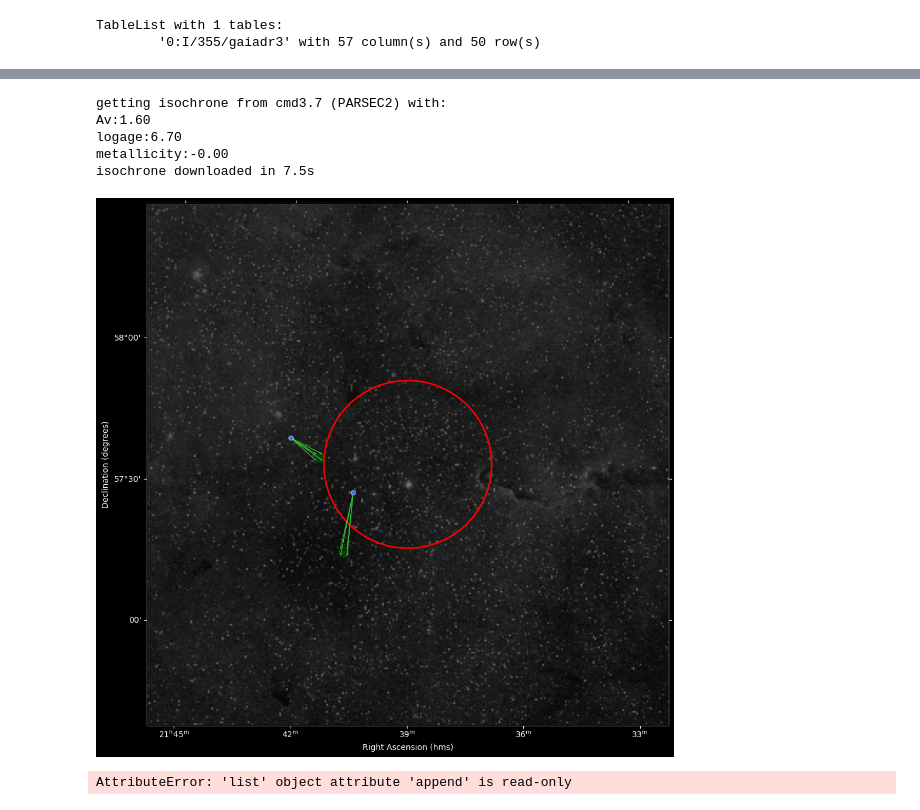
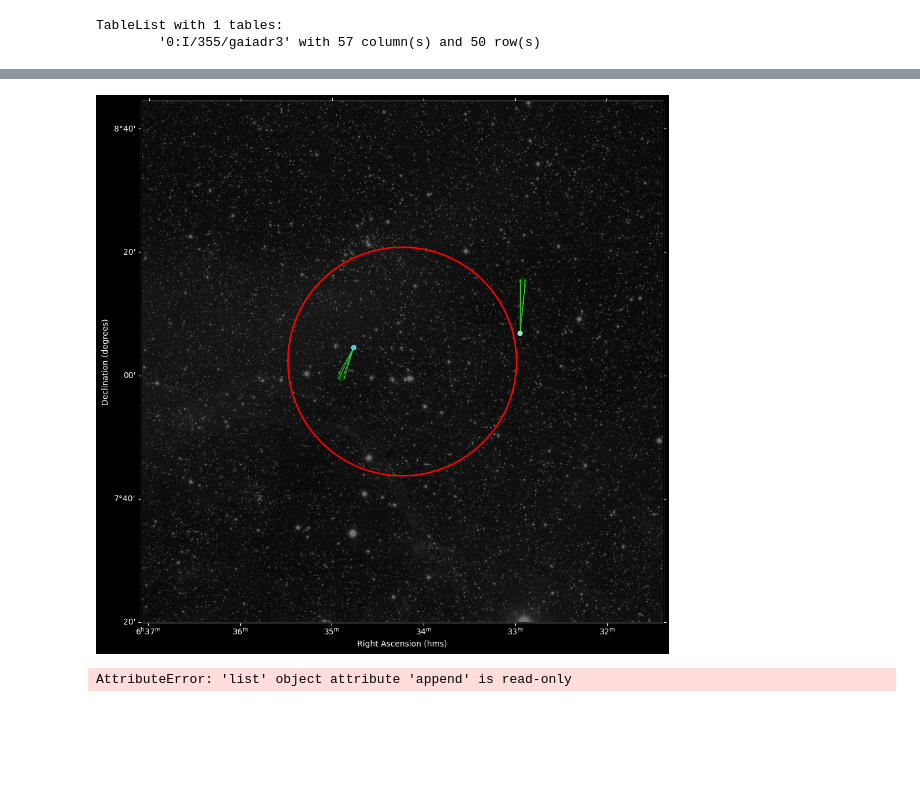
Before and after one commit to surodeep26/Runaway-Stars, a Jupyter notebook: v16.ipynb, the cells around one changed output, grey strips where cells are left out. Cells and saved outputs as stored; diff of their text form; code cells hidden in the pictures; blank space fills up the shorter version.

```diff
--- a/v16.ipynb
+++ b/v16.ipynb
@@ -42,0 +34,6 @@ Table length=1
+# %%
+%run runaway_functionsv3
+
+cl = Cluster("Basel_8")
+# cl.members()
+cl.stars_in_region()
@@ -43,15 +61,10 @@ Table length=1
 # %%
-cl = Cluster("IC_1396")
+# cl = Cluster("IC_1396")
 # np.count_nonzero(~cl.stars_in_region()['RV'].mask)
 # plot_cmd(cl)
 cl.plot_traceback_clean()
 # %% [output]
-getting isochrone from cmd3.7 (PARSEC2) with:
-Av:1.60
-logage:6.70
-metallicity:-0.00
-isochrone downloaded in 7.5s
-[figure, old version]
+[figure, new version]
 # %%
 # %% [output]
 AttributeError: 'list' object attribute 'append' is read-only
```
Also changed, not shown: parts of 3 cells of this notebook, 15 other files.
